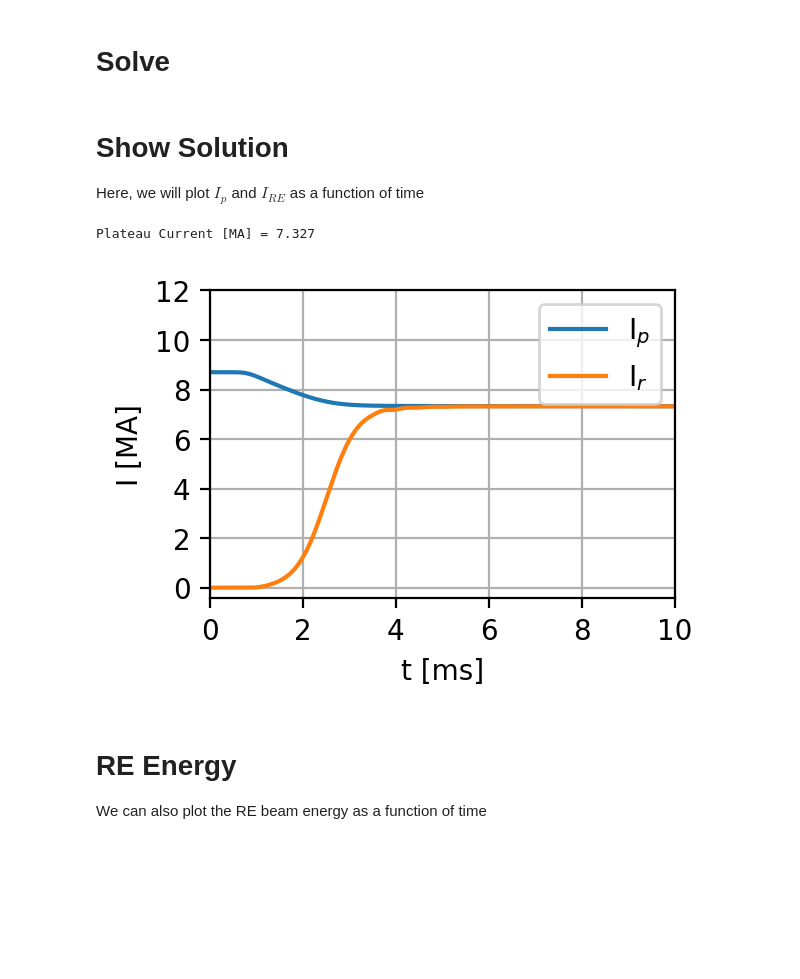
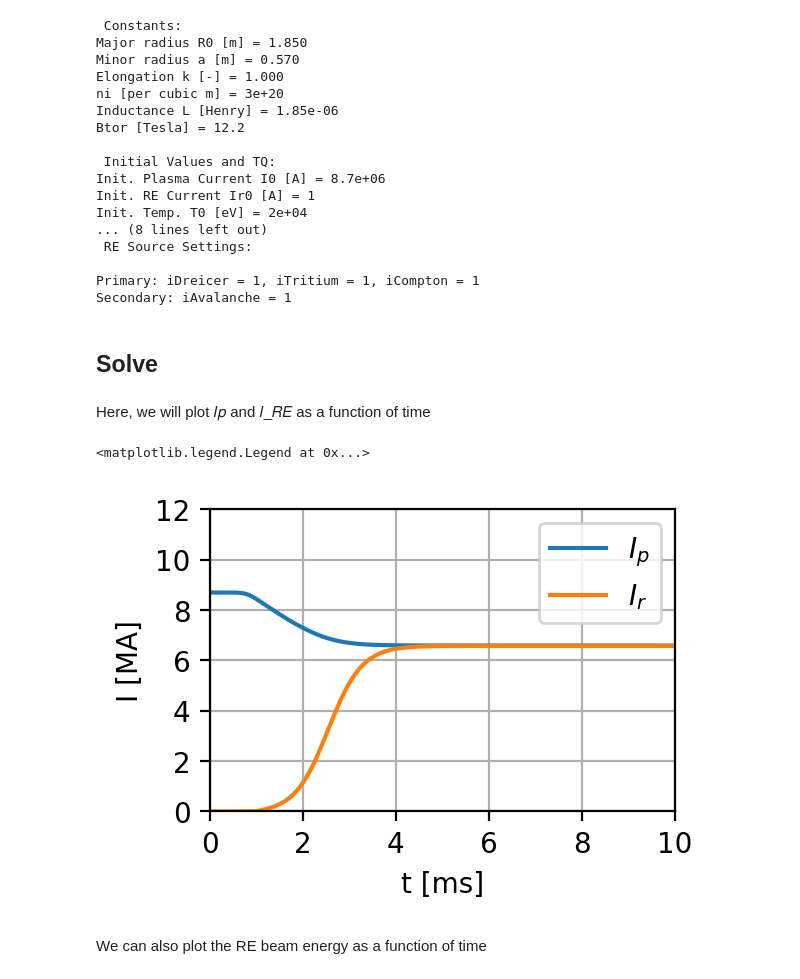
Before and after one commit to ridatta/RE_Solver, a Jupyter notebook: Example-0D.ipynb, the cells around one changed output. Saved outputs shown, nothing was run; the diff lists cells and outputs as text; code cells hidden in the pictures; blank space fills up the shorter version.

Commit message:
Adding ouput options to 0D solver class and new 0D example

```diff
--- a/Example-0D.ipynb
+++ b/Example-0D.ipynb
@@ -131,0 +25,3 @@ def dYdt(t,Y,primary_sources=[1,1,1],iAvalanche=1,nD=1e-10,nNe=1e-10):
+# %%
+solver = RE.solver0D()
+solver.display() # Show default values
@@ -132,2 +46,30 @@ def dYdt(t,Y,primary_sources=[1,1,1],iAvalanche=1,nD=1e-10,nNe=1e-10):
+# %%
+# Change solver settings
+solver.T0 = 20e3 # Initial temperature [eV]
+solver.k = 1.0 # Elongation
+solver.Ir0 = 1.0 # Initial RE Current [A]
+solver.iCompton = 1 # Turn on activated sources
+solver.iTritium = 1
+solver.iAvalanche = 1
+
+solver.display()
+# %% [output]
+ Constants:
+Major radius R0 [m] = 1.850
+Minor radius a [m] = 0.570
+Elongation k [-] = 1.000
+ni [per cubic m] = 3e+20
+Inductance L [Henry] = 1.85e-06
+Btor [Tesla] = 12.2
+
+ Initial Values and TQ:
+Init. Plasma Current I0 [A] = 8.7e+06
+Init. RE Current Ir0 [A] = 1
+Init. Temp. T0 [eV] = 2e+04
+... (8 lines left out)
+ RE Source Settings:
+
+Primary: iDreicer = 1, iTritium = 1, iCompton = 1
+Secondary: iAvalanche = 1
 # %% [markdown]
-# Solve
+## Solve
@@ -143,24 +76,26 @@ sol = solve_ivp(dYdt, t_span=(0,max(t)), y0 = [I0,Ir0,0],t_eval=t,args=(primary_
+# %%
+# solve
+solver.tmax = 10e-3 # end time [s]
+solver.idiag = True # calculate detailed output
+t, Ip, Ir, Wk = solver.solve()
 # %% [markdown]
-# Show Solution
-
-Here, we will plot $I_p$ and $I_{RE}$ as a function of time
+Here, we will plot  𝐼𝑝 and  𝐼_𝑅𝐸 as a function of time
 # %%
 fig, axs = plt.subplots(1,1,figsize=(3,2),dpi=200,sharex=True)
-axs.plot(sol.t*1e3,sol.y[0]/1e6,label='I$_p$')
-axs.plot(sol.t*1e3,sol.y[1]/1e6,label='I$_r$')
-axs.set_xlabel('t [ms]')
-axs.set_ylabel('I [MA]')
-axs.grid()
-axs.set_yticks(np.arange(0,13,2))
-axs.legend()
-axs.set_xlim([0,np.max(sol.t*1e3)])
+plt.plot(t*1e3,Ip/1e6,label='$I_p$')
+plt.plot(t*1e3,Ir/1e6,label='$I_r$')
+plt.grid()
+plt.xlabel('t [ms]')
+plt.ylabel('I [MA]')
+plt.ylim([0,12])
+plt.yticks(np.arange(0,13,2))
+plt.xlim([0,solver.tmax*1e3])
 
-print('Plateau Current [MA] = %1.3f'%(sol.y[0][-1]/1e6))
+plt.legend()
 # %% [output]
-Plateau Current [MA] = 7.327
+<matplotlib.legend.Legend at 0x...>
-[figure, old version]
+[figure, new version]
 # %% [markdown]
-# RE Energy
 We can also plot the RE beam energy as a function of time
 # %%
 fig, axs = plt.subplots(1,1,figsize=(3,2),dpi=200,sharex=True)
```
Also changed, not shown: parts of 18 cells of this notebook, 1 other file.
